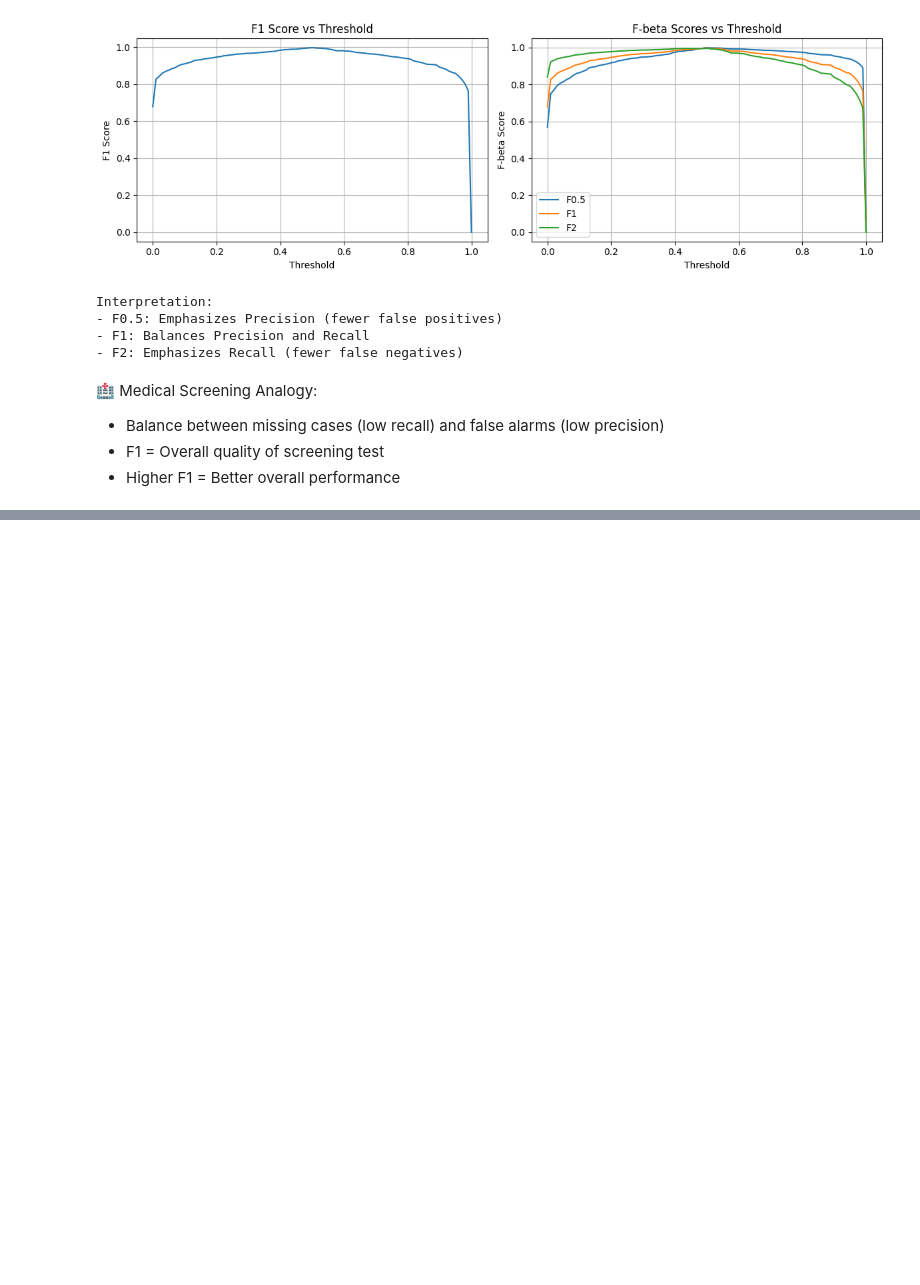
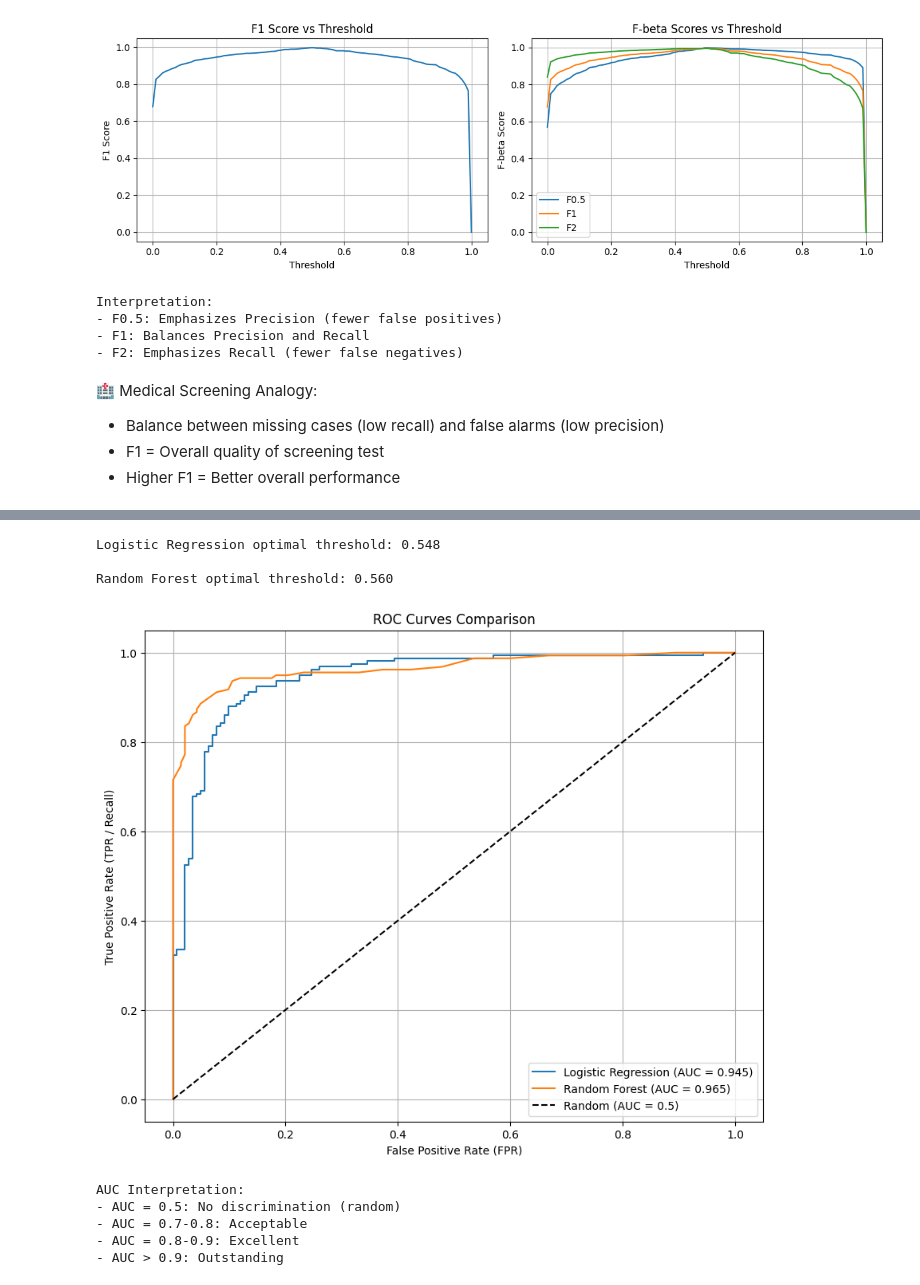
Before and after one commit to hima879/aiml, a Jupyter notebook: practice/ML_Concepts.ipynb, the cells around one changed output, grey strips where cells are left out. Cells and saved outputs as stored; diff of their text form; code cells hidden in the pictures; blank space fills up the shorter version.

```diff
--- a/practice/ML_Concepts.ipynb
+++ b/practice/ML_Concepts.ipynb
@@ -999,0 +1021,65 @@ Interpretation:
+# %%
+from sklearn.metrics import roc_curve, roc_auc_score
+from sklearn.ensemble import RandomForestClassifier
+from sklearn.datasets import make_classification
+import matplotlib.pyplot as plt
+
+# Generate data
+X, y = make_classification(n_samples=1000, n_features=10,
+                           n_redundant=0, random_state=42)
+
+# Split and train
+X_train, X_test, y_train, y_test = train_test_split(
+    X, y, test_size=0.3, random_state=42
+)
+
+models = {
+    'Logistic Regression': LogisticRegression(),
+    'Random Forest': RandomForestClassifier(n_estimators=50, random_state=42)
+}
+
+plt.figure(figsize=(10, 8))
+
+for name, model in models.items():
+    model.fit(X_train, y_train)
+    y_scores = model.predict_proba(X_test)[:, 1]
+
+    # Calculate ROC
+    fpr, tpr, thresholds = roc_curve(y_test, y_scores)
+    auc = roc_auc_score(y_test, y_scores)
+
+    # Plot ROC
+    plt.plot(fpr, tpr, label=f'{name} (AUC = {auc:.3f})')
+
+    # Find optimal threshold (Youden's J)
+    j_scores = tpr - fpr
+    optimal_idx = np.argmax(j_scores)
+    optimal_threshold = thresholds[optimal_idx]
+    print(f"\n{name} optimal threshold: {optimal_threshold:.3f}")
+
+# Plot diagonal line
+plt.plot([0, 1], [0, 1], 'k--', label='Random (AUC = 0.5)')
+
+plt.xlabel('False Positive Rate (FPR)')
+plt.ylabel('True Positive Rate (TPR / Recall)')
+plt.title('ROC Curves Comparison')
+plt.legend()
+plt.grid(True)
+plt.show()
+
+# AUC interpretation
+print("\nAUC Interpretation:")
+print("- AUC = 0.5: No discrimination (random)")
+print("- AUC = 0.7-0.8: Acceptable")
+print("- AUC = 0.8-0.9: Excellent")
+print("- AUC > 0.9: Outstanding")
+# %% [output]
+Logistic Regression optimal threshold: 0.548
+
+Random Forest optimal threshold: 0.560
+[figure, added]
+AUC Interpretation:
+- AUC = 0.5: No discrimination (random)
+- AUC = 0.7-0.8: Acceptable
+- AUC = 0.8-0.9: Excellent
+- AUC > 0.9: Outstanding
```
Also changed, not shown: parts of 3 cells of this notebook.
